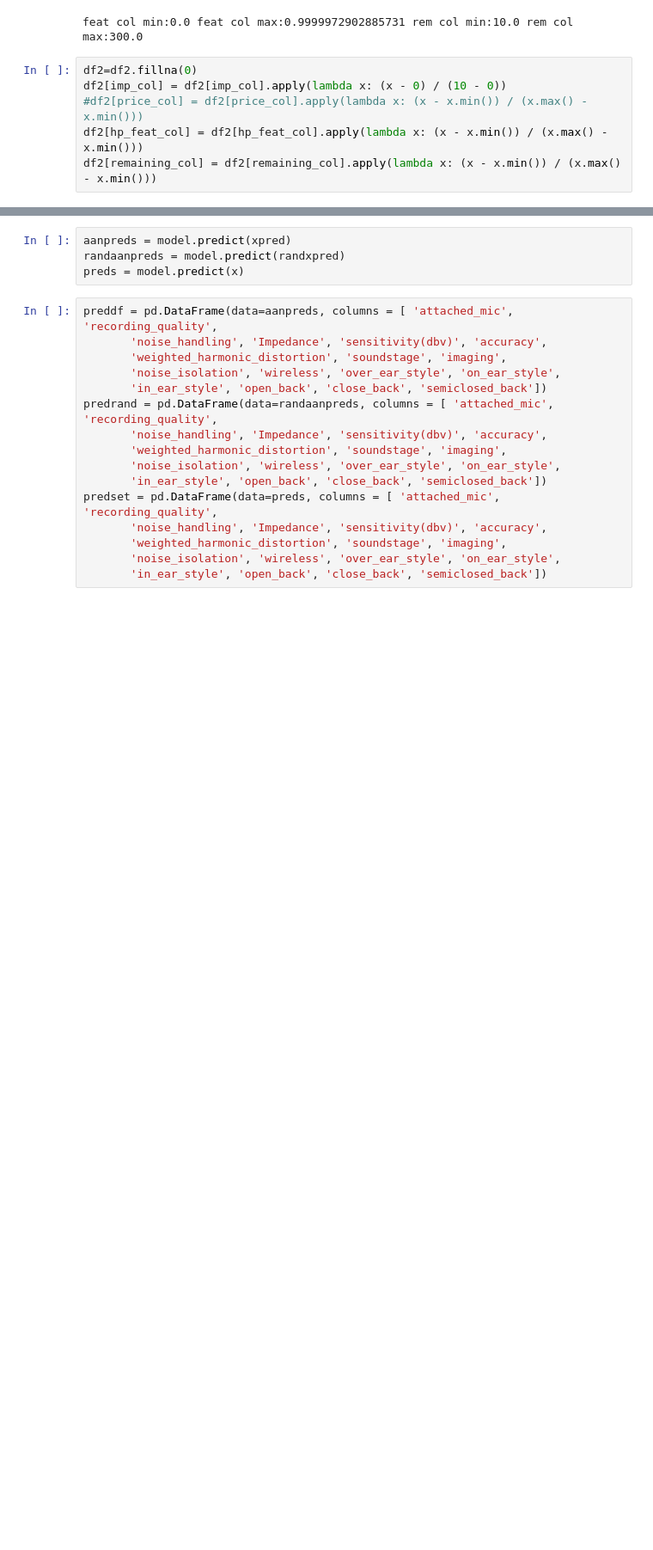
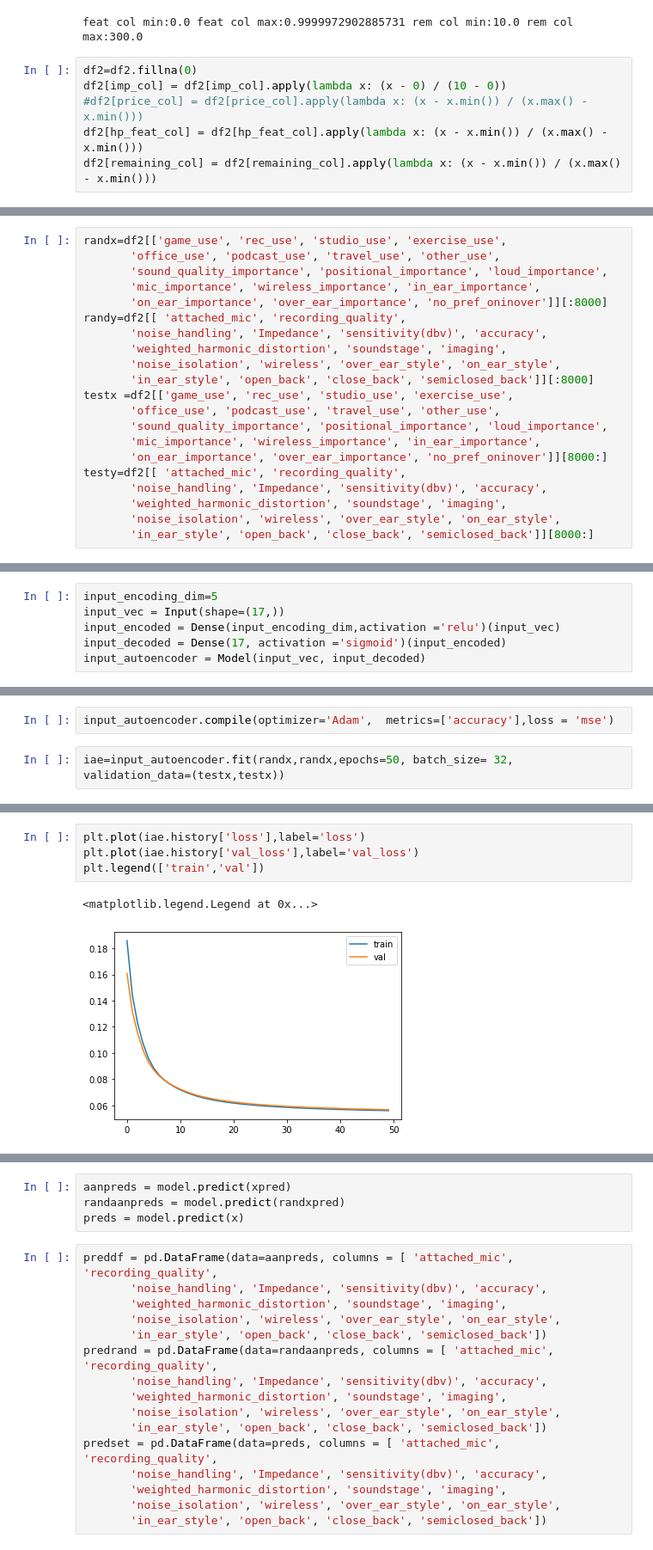
Before and after one commit to ckamerin/recommender_system, a Jupyter notebook: modeling/ML Model.ipynb, the cells around one changed output, grey strips where cells are left out. Shown: that part at 86% size. Cells and saved outputs as stored; diff of their text form; blank space fills up the shorter version.

```diff
--- a/modeling/ML Model.ipynb
+++ b/modeling/ML Model.ipynb
@@ -342,0 +242,21 @@ NameError: name 'r' is not defined
+# %%
+randx=df2[['game_use', 'rec_use', 'studio_use', 'exercise_use',
+       'office_use', 'podcast_use', 'travel_use', 'other_use',
+       'sound_quality_importance', 'positional_importance', 'loud_importance',
+       'mic_importance', 'wireless_importance', 'in_ear_importance',
+       'on_ear_importance', 'over_ear_importance', 'no_pref_oninover']][:8000]
+randy=df2[[ 'attached_mic', 'recording_quality',
+       'noise_handling', 'Impedance', 'sensitivity(dbv)', 'accuracy',
+       'weighted_harmonic_distortion', 'soundstage', 'imaging',
+       'noise_isolation', 'wireless', 'over_ear_style', 'on_ear_style',
+       'in_ear_style', 'open_back', 'close_back', 'semiclosed_back']][:8000]
+testx =df2[['game_use', 'rec_use', 'studio_use', 'exercise_use',
+       'office_use', 'podcast_use', 'travel_use', 'other_use',
+       'sound_quality_importance', 'positional_importance', 'loud_importance',
+       'mic_importance', 'wireless_importance', 'in_ear_importance',
+       'on_ear_importance', 'over_ear_importance', 'no_pref_oninover']][8000:]
+testy=df2[[ 'attached_mic', 'recording_quality',
+       'noise_handling', 'Impedance', 'sensitivity(dbv)', 'accuracy',
+       'weighted_harmonic_distortion', 'soundstage', 'imaging',
+       'noise_isolation', 'wireless', 'over_ear_style', 'on_ear_style',
+       'in_ear_style', 'open_back', 'close_back', 'semiclosed_back']][8000:]
@@ -342,0 +418,6 @@ NameError: name 'r' is not defined
+# %%
+input_encoding_dim=5
+input_vec = Input(shape=(17,))
+input_encoded = Dense(input_encoding_dim,activation ='relu')(input_vec)
+input_decoded = Dense(17, activation ='sigmoid')(input_encoded)
+input_autoencoder = Model(input_vec, input_decoded)
@@ -342,0 +432,4 @@ NameError: name 'r' is not defined
+# %%
+input_autoencoder.compile(optimizer='Adam',  metrics=['accuracy'],loss = 'mse')
+# %%
+iae=input_autoencoder.fit(randx,randx,epochs=50, batch_size= 32, validation_data=(testx,testx))
@@ -342,0 +454,7 @@ NameError: name 'r' is not defined
+# %%
+plt.plot(iae.history['loss'],label='loss')
+plt.plot(iae.history['val_loss'],label='val_loss')
+plt.legend(['train','val'])
+# %% [output]
+<matplotlib.legend.Legend at 0x...>
+[figure, added]
```
Also changed, not shown: parts of 57 cells of this notebook, 2 other files.
